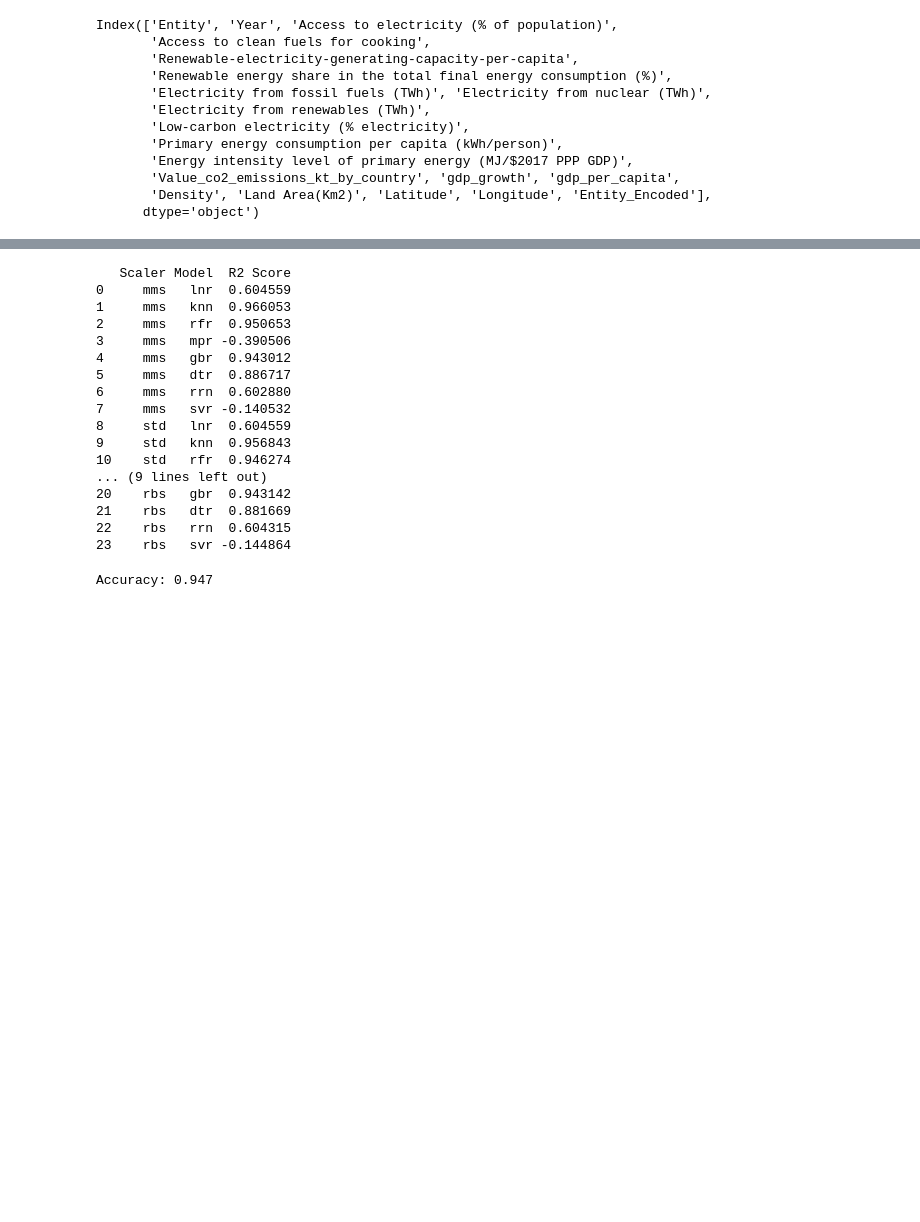
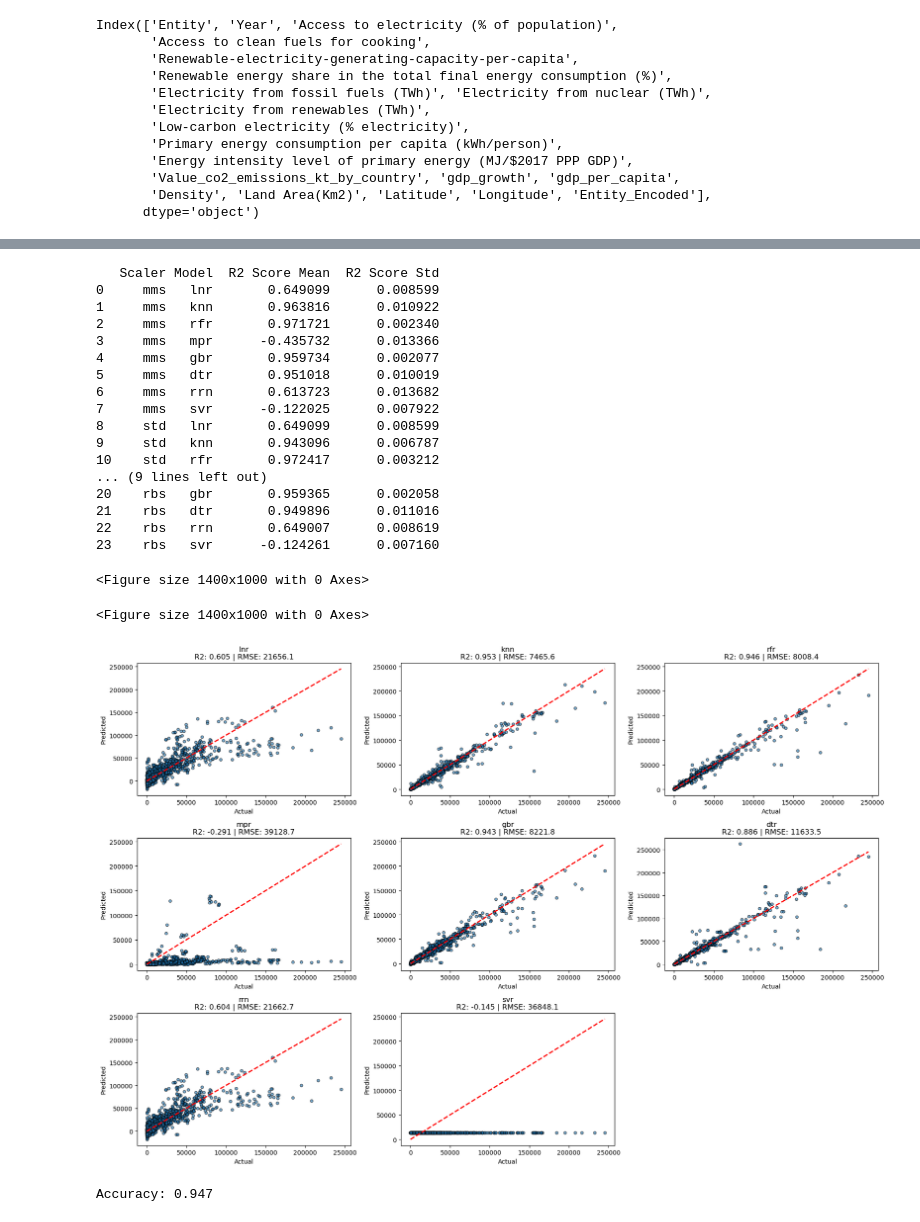
Before and after one commit to alvin0401lo/Energy_consumption_prediction_using_Machine_Learning, a Jupyter notebook: ML_assignment.ipynb, the cells around one changed output, grey strips where cells are left out. Saved outputs shown, nothing was run; the diff lists cells and outputs as text; code cells hidden in the pictures; blank space fills up the shorter version.

Commit message:
fix some bug and add figure

```diff
--- a/ML_assignment.ipynb
+++ b/ML_assignment.ipynb
@@ -184,17 +185,18 @@ scalers['std']= StandardScaler()
 scalers['rbs']= RobustScaler()
 # %%
 results= []
+kfs= KFold(n_splits=3, shuffle=True, random_state=42)
 for s in scalers:
     X_train_scaled= scalers[s].fit_transform(X_train)
     X_test_scaled= scalers[s].transform(X_test)
     print(f'\t With {s} Scaling: ')
     for n in models:
-        models[n].fit(X_train_scaled, y_train)
-        scores= models[n].score(X_test_scaled, y_test)
-        print(f'Models: {n}: {scores:.3%}')
+        scores= cross_val_score(models[n], X_train_scaled, y_train ,cv= kfs, n_jobs=-1)
+        print(f'Models: {n}: {scores.mean():.3%} +/- {scores.std():.3%}')
         results.append({
             'Scaler': s,
             'Model': n,
-            'R2 Score':scores})
+            'R2 Score Mean':scores.mean(),
+            'R2 Score Std': scores.std()})
 # %% [output]
          With mms Scaling:
@@ -229,23 +221,52 @@ result_df= pd.DataFrame(results)
 
 print(result_df)
 # %% [output]
-   Scaler Model  R2 Score
-0     mms   lnr  0.604559
-1     mms   knn  0.966053
-2     mms   rfr  0.950653
-3     mms   mpr -0.390506
-4     mms   gbr  0.943012
-5     mms   dtr  0.886717
-6     mms   rrn  0.602880
-7     mms   svr -0.140532
-8     std   lnr  0.604559
-9     std   knn  0.956843
-10    std   rfr  0.946274
+   Scaler Model  R2 Score Mean  R2 Score Std
+0     mms   lnr       0.649099      0.008599
+1     mms   knn       0.963816      0.010922
+2     mms   rfr       0.971721      0.002340
+3     mms   mpr      -0.435732      0.013366
+4     mms   gbr       0.959734      0.002077
+5     mms   dtr       0.951018      0.010019
+6     mms   rrn       0.613723      0.013682
+7     mms   svr      -0.122025      0.007922
+8     std   lnr       0.649099      0.008599
+9     std   knn       0.943096      0.006787
+10    std   rfr       0.972417      0.003212
 ... (9 lines left out)
-20    rbs   gbr  0.943142
-21    rbs   dtr  0.881669
-22    rbs   rrn  0.604315
-23    rbs   svr -0.144864
+20    rbs   gbr       0.959365      0.002058
+21    rbs   dtr       0.949896      0.011016
+22    rbs   rrn       0.649007      0.008619
+23    rbs   svr      -0.124261      0.007160
+# %%
+scl= RobustScaler()
+Xs_train= scl.fit_transform(X_train)
+Xs_test= scl.transform(X_test)
+# %% [output]
+<Figure size 1400x1000 with 0 Axes>
+<Figure size 1400x1000 with 0 Axes>
+# %%
+plt.figure(figsize=(18,12))
+
+for i,n in enumerate(models, start=1):
+    models[n].fit(X_train_scaled, y_train)
+    y_pred= models[n].predict(X_test_scaled)
+
+    r2= r2_score(y_test, y_pred)
+    rmse= np.sqrt(mean_squared_error(y_test, y_pred))
+    mae= mean_absolute_error(y_test, y_pred)
+
+    plt.subplot(3,3,i)
+    plt.scatter(y_test,y_pred, alpha=0.6, edgecolors='k', s=20)
+    plt.plot([y_test.min(), y_test.max()], [y_test.min(), y_test.max()], 'r--', lw=2)
+    plt.title(f'{n}\nR2: {r2:.3f} | RMSE: {rmse:.1f}')
+    plt.xlabel('Actual')
+    plt.ylabel('Predicted')
+
+plt.tight_layout()
+plt.show()
+# %% [output]
+[figure, added]
 # %%
 rfr= RandomForestRegressor().fit(X_train, y_train)
 print(f'Accuracy: {rfr.score(X_test, y_test):.3f}')
```
Also changed, not shown: parts of 4 cells of this notebook.
